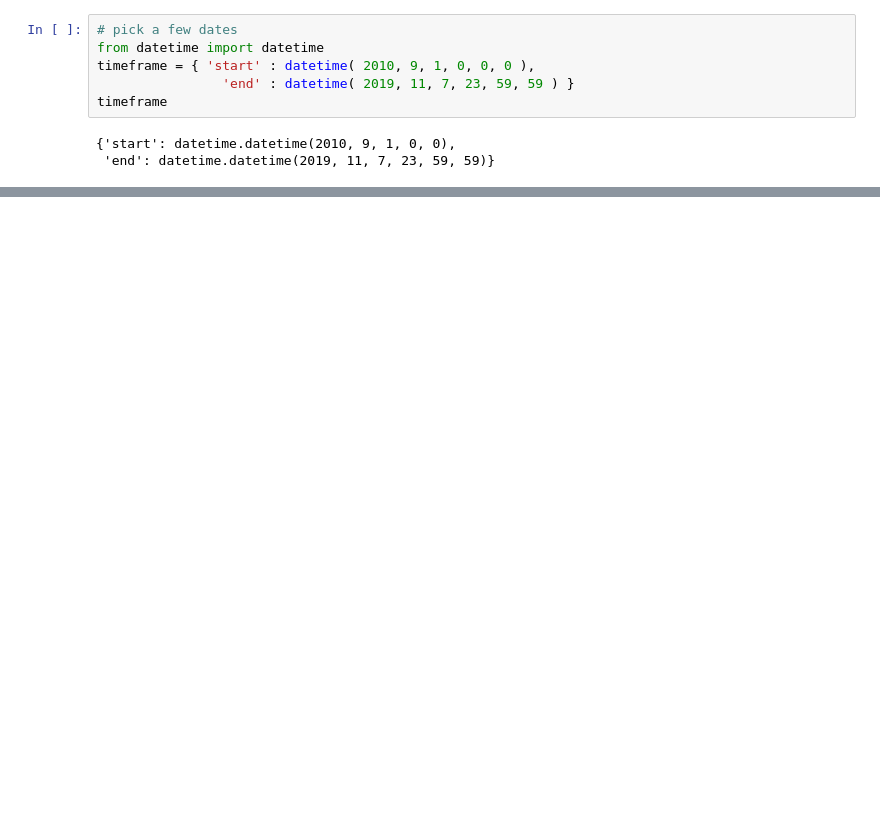
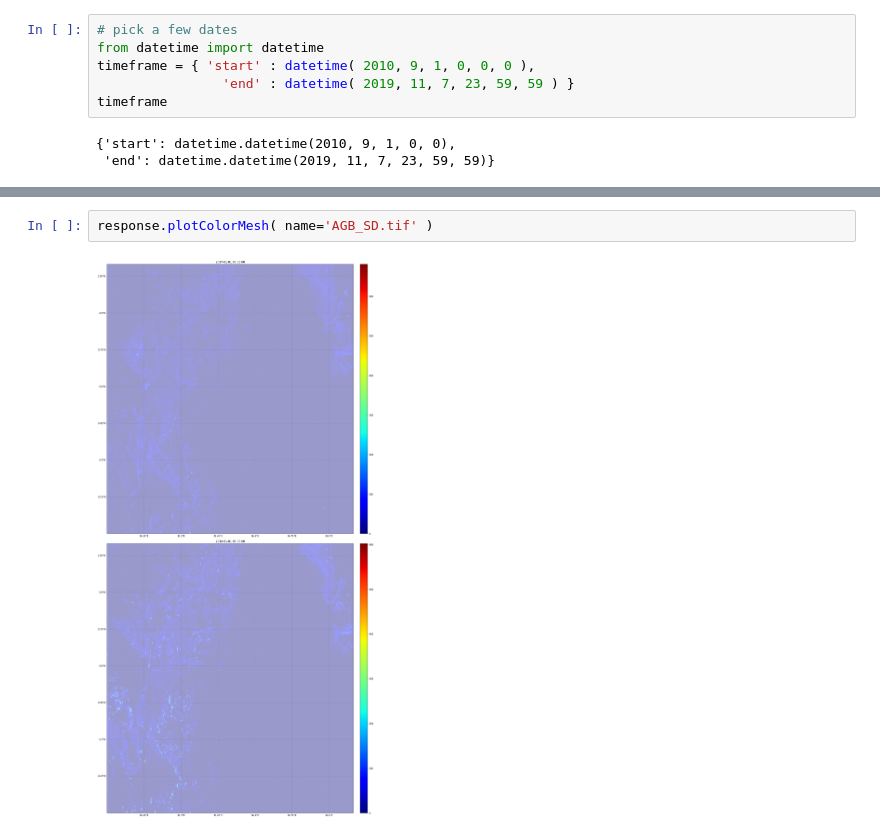
Before and after one commit to chris010970/sentinelhub, a Jupyter notebook: byoc-api/notebooks/esa/biomass.ipynb, the cells around one changed output, grey strips where cells are left out. Cells and saved outputs as stored; diff of their text form; blank space fills up the shorter version.

```diff
--- a/byoc-api/notebooks/esa/biomass.ipynb
+++ b/byoc-api/notebooks/esa/biomass.ipynb
@@ -96,0 +99,4 @@ response.plotImages( 'AGB.tif', alpha={ 'data' : 0.7, 'grid' : 0.3 } )
+# %%
+response.plotColorMesh( name='AGB_SD.tif' )
+# %% [output]
+[figure, added]
```
Also changed, not shown: parts of 9 cells of this notebook, 1 other file.
